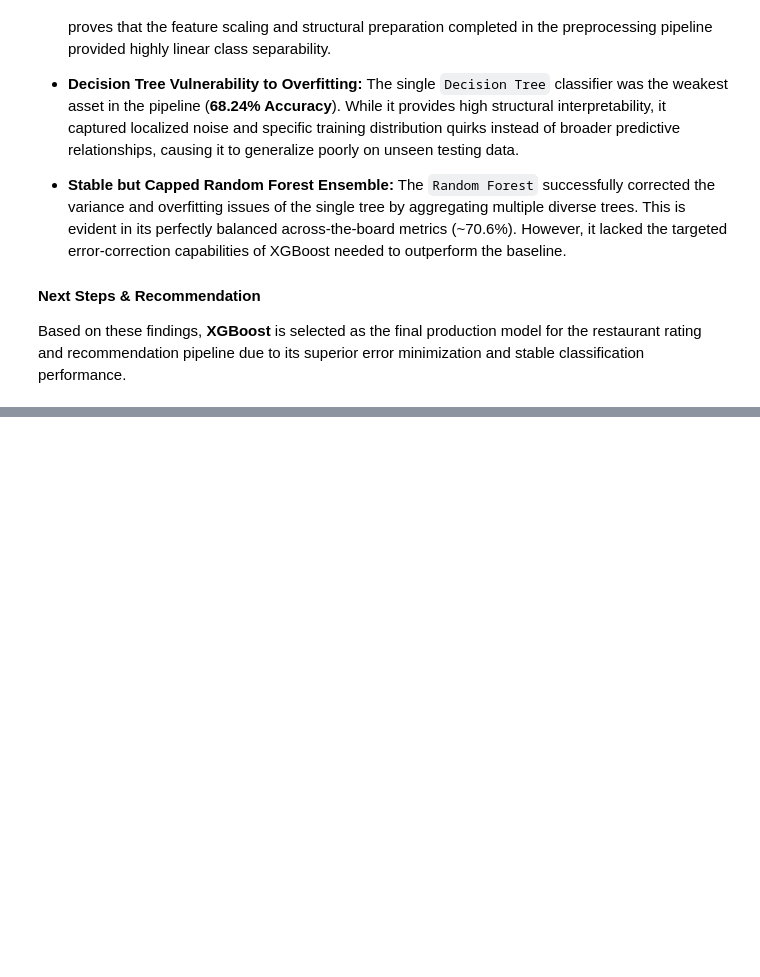
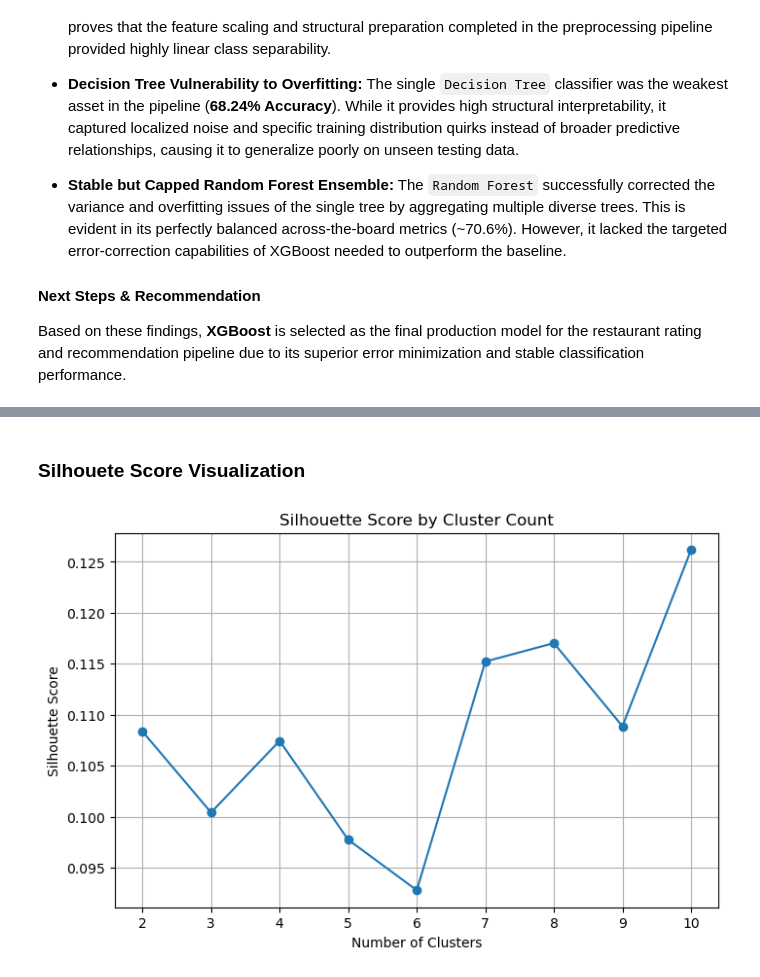
Before and after one commit to angiew63/Restaurant-Customer-Analytics, a Jupyter notebook: notebooks/04_advanced_ml_clustering.ipynb, the cells around one changed output, grey strips where cells are left out. Cells and saved outputs as stored; diff of their text form; code cells hidden in the pictures; blank space fills up the shorter version.

Commit message:
feat: implement restaurant rating prediction and customer clustering pipeline

```diff
--- a/notebooks/04_advanced_ml_clustering.ipynb
+++ b/notebooks/04_advanced_ml_clustering.ipynb
@@ -281,0 +320,19 @@ Based on these findings, **XGBoost** is selected as the final production model f
+# %%
+# Determine optimal K using silhouette scores
+silhouette_scores = []
+cluster_range = range(2, 11)
+
+for k in cluster_range:
+    kmeans = KMeans(
+        n_clusters=k,
+        random_state=42,
+        n_init=10
+    )
+
+    labels = kmeans.fit_predict(X_cluster)
+
+    score = silhouette_score(X_cluster, labels)
+
+    silhouette_scores.append(score)
+
+    print(f"K={k}: Silhouette Score = {score:.4f}")
@@ -281,0 +349,19 @@ Based on these findings, **XGBoost** is selected as the final production model f
+# %% [markdown]
+### Silhouete Score Visualization
+# %%
+plt.figure(figsize=(8,5))
+
+plt.plot(
+    cluster_range,
+    silhouette_scores,
+    marker='o'
+)
+
+plt.xlabel("Number of Clusters")
+plt.ylabel("Silhouette Score")
+plt.title("Silhouette Score by Cluster Count")
+
+plt.grid(True)
+plt.show()
+# %% [output]
+[figure, added]
```
Also changed, not shown: parts of 23 cells of this notebook.
